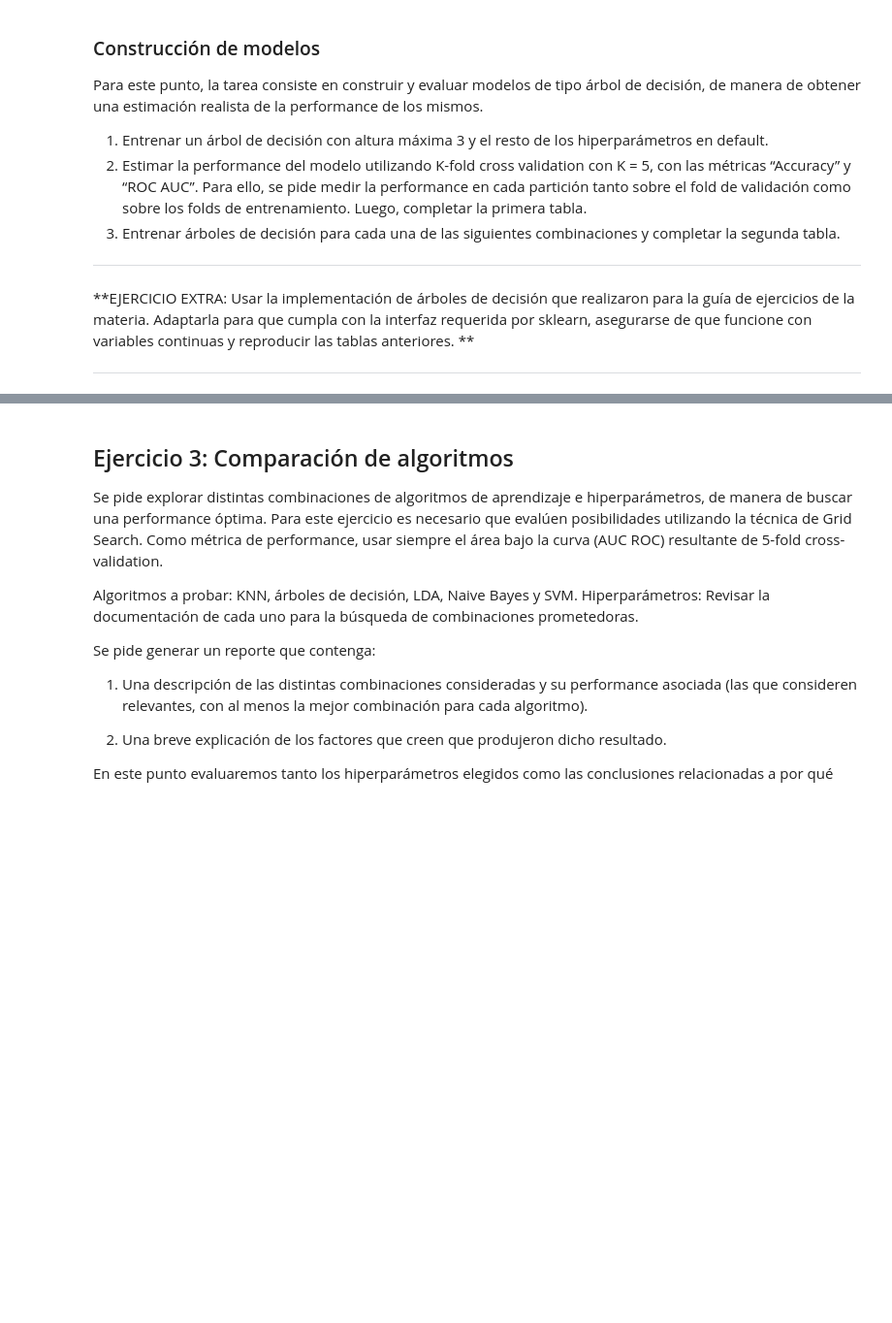
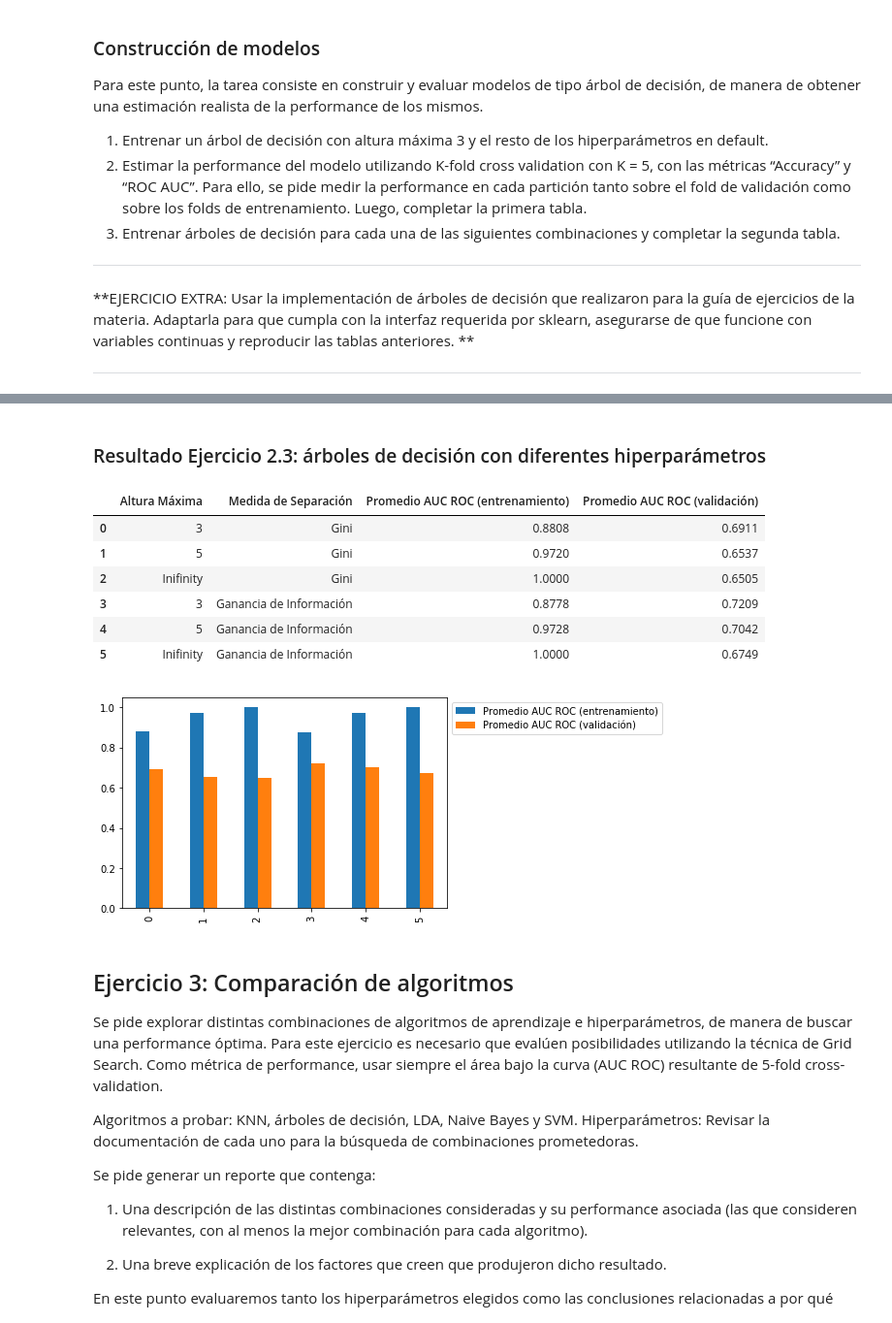
Before and after one commit to BrianBohe/aa-notebooks, a Jupyter notebook: TP1/TP1.ipynb, the cells around one changed output, grey strips where cells are left out. Shown at 97% size. Drawn from its saved outputs; the diff is of its cells as text; code cells hidden in the pictures; blank space fills up the shorter version.

```diff
--- a/TP1/TP1.ipynb
+++ b/TP1/TP1.ipynb
@@ -308,3 +206,52 @@ TABLA 2
+# %%
+def plot_table_excercise_2_3(metrics_scores,
+                             table_header='Resultado Ejercicio 2.3: árboles de decisión con diferentes hiperparámetros'):
+    """
+    Param metrics_scores :type: dict should at least has 'train_results' and 'test_results' keys
+    """
+    df = pd.DataFrame(index=range(0,6))
+
+    df['Altura Máxima'] = [3, 5, 'Inifinity'] * 2
+    df['Medida de Separación'] = ['Gini'] * 3 + ['Ganancia de Información'] * 3
+    df['Promedio AUC ROC (entrenamiento)'] = metrics_scores['train_results']
+    df['Promedio AUC ROC (validación)'] = metrics_scores['test_results']
+
+    display(HTML("<h3> {} </h3>".format(table_header)))
+    display(df)
+
+    df.plot(kind="bar")
+    plt.legend(loc='upper left', bbox_to_anchor=(1.0, 1.0))
+    plt.show()
+
+    return
+
+def excercise_2_3():
+    metric_scores = { 'train_results' : [], 'test_results' : [] }
+
+    for _criterio, _depth in itertools.product(['gini', 'entropy'], [3, 5, None]):
+
+        decision_tree = DecisionTreeClassifier(max_depth=_depth, criterion=_criterio)
+
+        tree_metric_score = sklearn.model_selection.cross_validate(
+            decision_tree, X_train_np, Y_train_np, scoring='roc_auc', cv=5
+        )
+
+        metric_scores['train_results'].append(np.mean(tree_metric_score['train_score']))
+        metric_scores['test_results'].append(np.mean(tree_metric_score['test_score']))
+
+    plot_table_excercise_2_3(metric_scores)
+
+excercise_2_3()
+# %% [output]
+Resultado Ejercicio 2.3: árboles de decisión con diferentes hiperparámetros
+|  | Altura Máxima | Medida de Separación | Promedio AUC ROC (entrenamiento) | Promedio AUC ROC (validación) |
+| 0 | 3 | Gini | 0.8808 | 0.6911 |
+| 1 | 5 | Gini | 0.9720 | 0.6537 |
+| 2 | Inifinity | Gini | 1.0000 | 0.6505 |
+| 3 | 3 | Ganancia de Información | 0.8778 | 0.7209 |
+| 4 | 5 | Ganancia de Información | 0.9728 | 0.7042 |
+| 5 | Inifinity | Ganancia de Información | 1.0000 | 0.6749 |
+[figure, added]
 # %% [markdown]
 ## Ejercicio 3: Comparación de algoritmos
 
```
Also changed, not shown: parts of 36 cells of this notebook, 1 other file.
